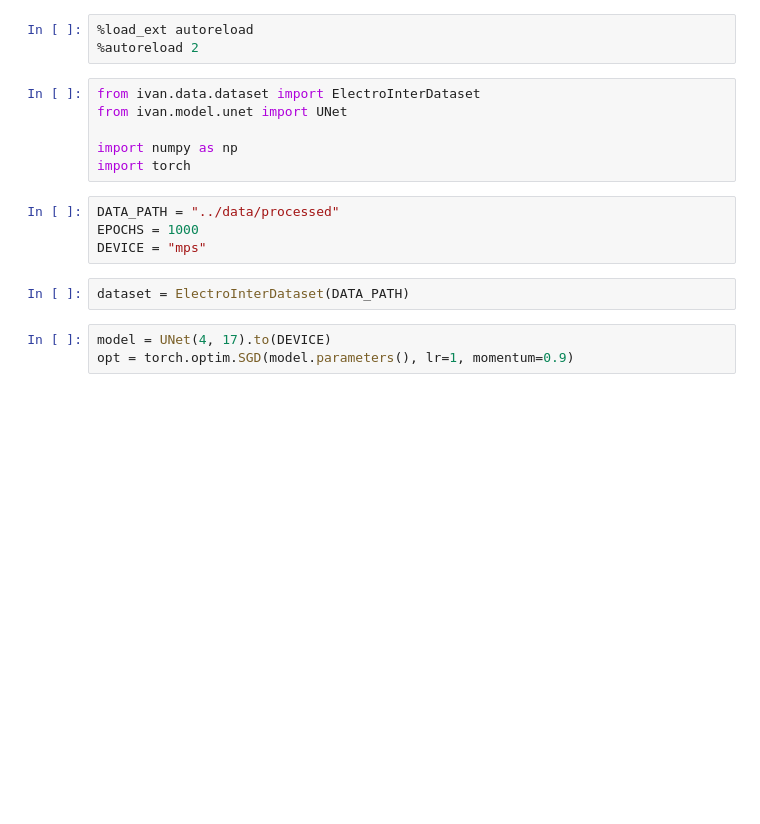
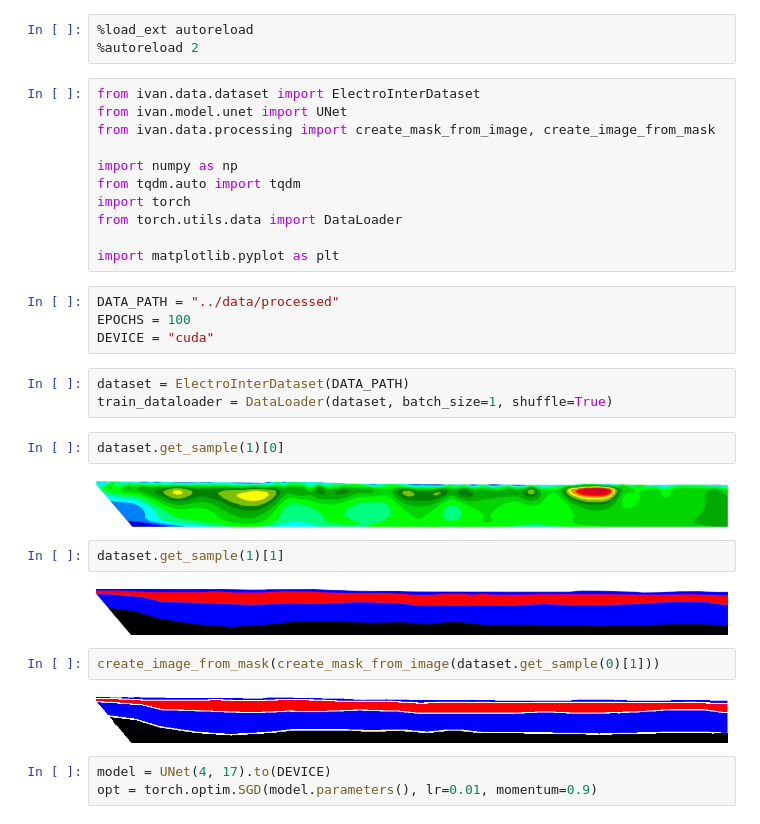
Before and after one commit to AmpiroMax/IvanDiploma, a Jupyter notebook: notebooks/test_ivan.ipynb, the cells around one changed output. Cells and saved outputs as stored; diff of their text form; blank space fills up the shorter version.

```diff
--- a/notebooks/test_ivan.ipynb
+++ b/notebooks/test_ivan.ipynb
@@ -4,15 +4,33 @@
 # %%
 from ivan.data.dataset import ElectroInterDataset
 from ivan.model.unet import UNet
+from ivan.data.processing import create_mask_from_image, create_image_from_mask
 
 import numpy as np
+from tqdm.auto import tqdm
 import torch
+from torch.utils.data import DataLoader
+
+import matplotlib.pyplot as plt
 # %%
 DATA_PATH = "../data/processed"
-EPOCHS = 1000
-DEVICE = "mps"
+EPOCHS = 100
+DEVICE = "cuda"
 # %%
 dataset = ElectroInterDataset(DATA_PATH)
+train_dataloader = DataLoader(dataset, batch_size=1, shuffle=True)
+# %%
+dataset.get_sample(1)[0]
+# %% [output]
+[figure, added]
+# %%
+dataset.get_sample(1)[1]
+# %% [output]
+[figure, added]
+# %%
+create_image_from_mask(create_mask_from_image(dataset.get_sample(0)[1]))
+# %% [output]
+[figure, added]
 # %%
 model = UNet(4, 17).to(DEVICE)
-opt = torch.optim.SGD(model.parameters(), lr=1, momentum=0.9)
+opt = torch.optim.SGD(model.parameters(), lr=0.01, momentum=0.9)
```
Also changed, not shown: parts of 13 cells of this notebook, 14 other files.
